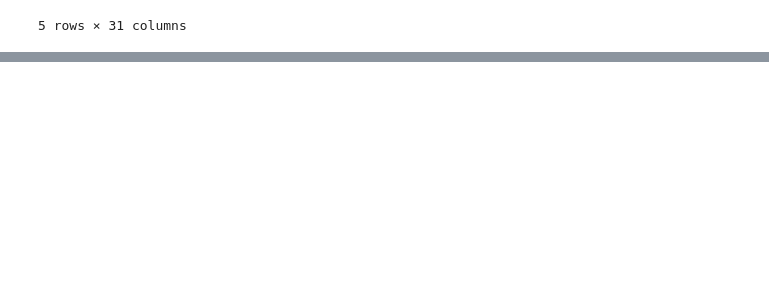
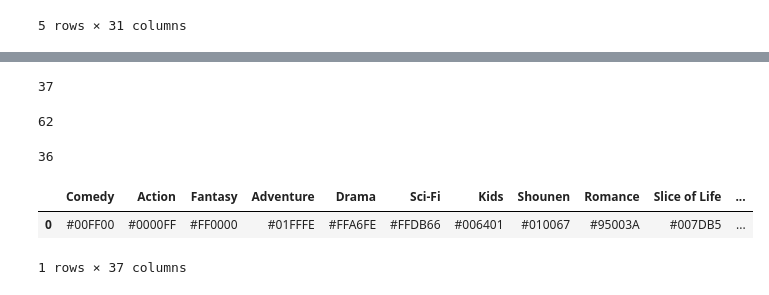
Before and after one commit to com-480-data-visualization/project-2023-vizmoica, a Jupyter notebook: preprocessing/eda_genre.ipynb, the cells around one changed output, grey strips where cells are left out. Saved outputs shown, nothing was run; the diff lists cells and outputs as text; code cells hidden in the pictures; blank space fills up the shorter version.

```diff
--- a/preprocessing/eda_genre.ipynb
+++ b/preprocessing/eda_genre.ipynb
@@ -155,0 +277,30 @@ plot.get_figure().savefig(data / plotPath / title + ".png")
+# %%
+len(dfDataForGraph['Genre_Secondaire_1'].unique())
+# %% [output]
+37
+# %%
+dfColor = pd.DataFrame()
+colors = ['#00FF00', '#0000FF', '#FF0000', '#01FFFE', '#FFA6FE', '#FFDB66', '#006401', '#010067', '#95003A', '#007DB5', '#FF00F6', '#E85EBE', '#774D00', '#90FB92', '#0076FF',
+          '#D5FF00', '#FF937E', '#6A826C', '#FF029D', '#FE8900', '#7A4782', '#7E2DD2', '#85A900', '#FF0056', '#A42400', '#00AE7E', '#683D3B', '#BDC6FF', '#263400', '#BDD393',
+          '#00B917', '#9E008E', '#001544', '#C28C9F', '#FF74A3', '#01D0FF', '#004754', '#E56FFE', '#788231', '#0E4CA1', '#91D0CB', '#BE9970', '#968AE8', '#BB8800', '#43002C',
+          '#DEFF74', '#00FFC6', '#FFE502', '#620E00', '#008F9C', '#98FF52', '#7544B1', '#B500FF', '#00FF78', '#FF6E41', '#005F39', '#6B6882', '#5FAD4E', '#A75740', '#A5FFD2',
+          '#FFB167', '#009BFF']
+#dfColor['Action'] = ['#A5FFD2']
+#dfColor.head()
+len(colors)
+# %% [output]
+62
+# %%
+print(len(listGenre))
+# %% [output]
+36
+# %%
+for i in range(len(listGenre)) :
+    dfColor[listGenre[i]] = [colors[i]]
+
+dfColor['Others'] = ['#FFFFFF']
+dfColor.head()
+# %% [output]
+|  | Comedy | Action | Fantasy | Adventure | Drama | Sci-Fi | Kids | Shounen | Romance | Slice of Life | ... |
+| 0 | #00FF00 | #0000FF | #FF0000 | #01FFFE | #FFA6FE | #FFDB66 | #006401 | #010067 | #95003A | #007DB5 | ... |
+1 rows × 37 columns
```
Also changed, not shown: parts of 9 cells of this notebook, 3 other files.
